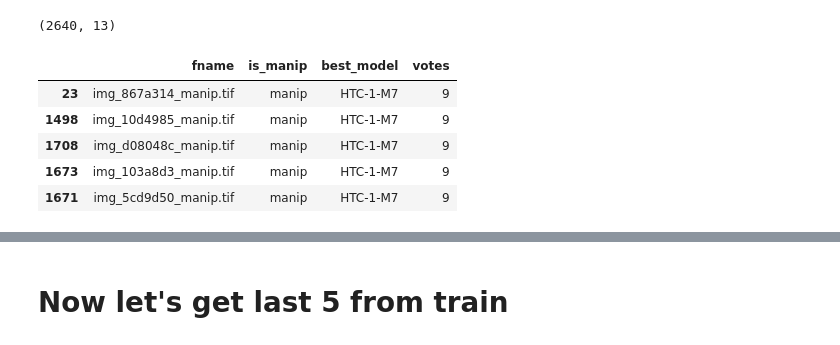
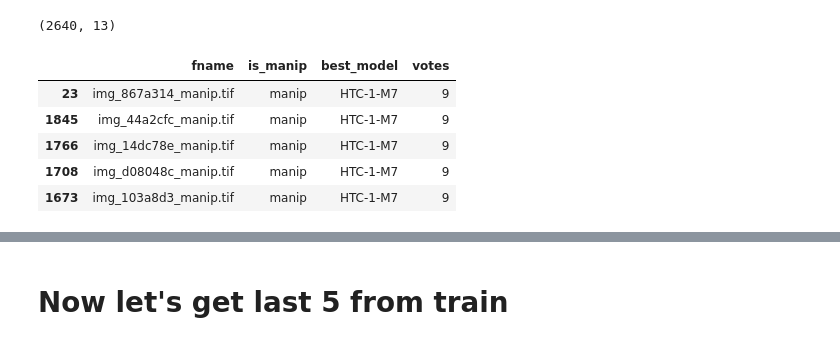
Before and after one commit to ternaus/kaggle_camera, a Jupyter notebook: notebooks/Prepare train, val.ipynb, the cells around one changed output, grey strips where cells are left out. Saved outputs shown, nothing was run; the diff lists cells and outputs as text; code cells hidden in the pictures.

Commit message:
Added pseudo to train

```diff
--- a/notebooks/Prepare train, val.ipynb
+++ b/notebooks/Prepare train, val.ipynb
@@ -33,7 +33,11 @@ test_preds.shape
 # %% [output]
 (2640, 13)
 # %%
-temp = []
+temp_val = []
+temp_train = []
 
 for a, df in test_preds[['fname', 'is_manip', 'best_model', 'votes']].groupby(['best_model', 'is_manip']):
-    temp += [df.sort_values('votes', ascending=False).head(25)]
+    dft = df[df['votes'] >= 6].sort_values(by='votes', ascending=False)
+
+    temp_val += [dft.iloc[:25]]
+    temp_train += [dft.iloc[25:]]
@@ -42,9 +44,12 @@ test_preds_trunc = pd.concat(temp)
+# %%
+val_preds_trunc = pd.concat(temp_val)
+train_preds_trunc = pd.concat(temp_train)
 # %%
-test_preds_trunc.head()
+val_preds_trunc.head()
 # %% [output]
 |  | fname | is_manip | best_model | votes |
 | 23 | img_867a314_manip.tif | manip | HTC-1-M7 | 9 |
-| 1498 | img_10d4985_manip.tif | manip | HTC-1-M7 | 9 |
+| 1845 | img_44a2cfc_manip.tif | manip | HTC-1-M7 | 9 |
+| 1766 | img_14dc78e_manip.tif | manip | HTC-1-M7 | 9 |
 | 1708 | img_d08048c_manip.tif | manip | HTC-1-M7 | 9 |
 | 1673 | img_103a8d3_manip.tif | manip | HTC-1-M7 | 9 |
-| 1671 | img_5cd9d50_manip.tif | manip | HTC-1-M7 | 9 |
```
Also changed, not shown: parts of 7 cells of this notebook, 2 other files.
